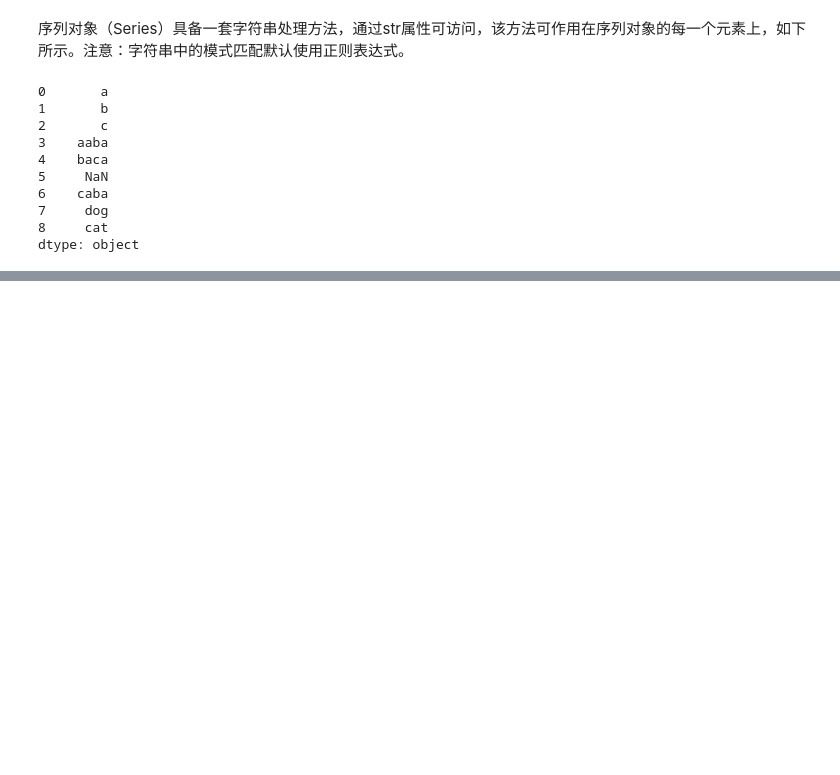
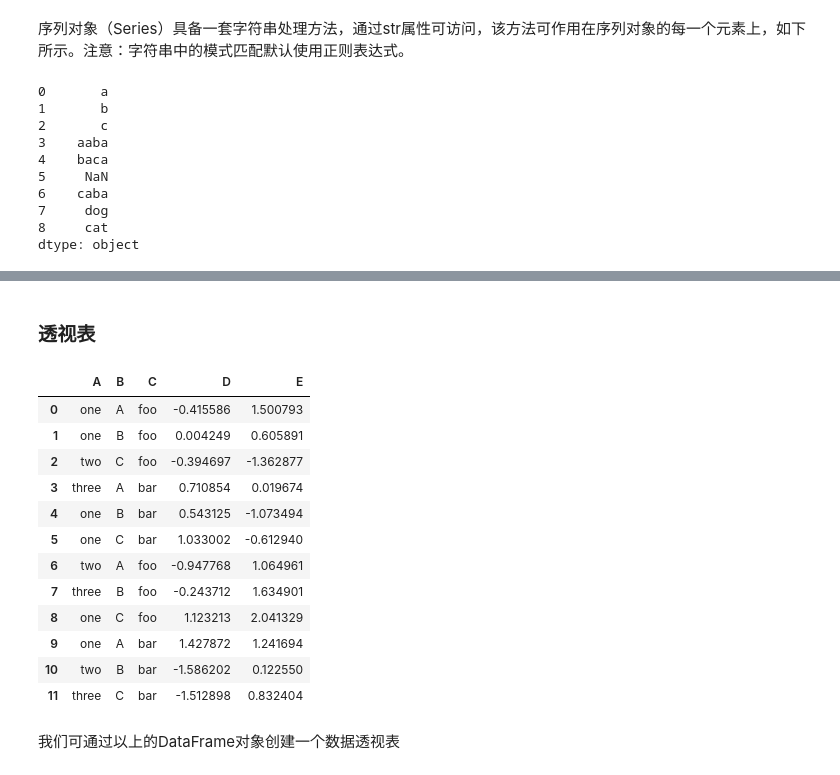
Before and after one commit to rucyang/docs-to-cn, a Jupyter notebook: Pandas十分钟入门.ipynb, the cells around one changed output, grey strips where cells are left out. Saved outputs shown, nothing was run; the diff lists cells and outputs as text; code cells hidden in the pictures; blank space fills up the shorter version.

```diff
--- a/Pandas十分钟入门.ipynb
+++ b/Pandas十分钟入门.ipynb
@@ -625,0 +856,25 @@ dtype: object
+# %% [markdown]
+### 透视表
+# %%
+df = pd.DataFrame({'A': ['one', 'one', 'two', 'three'] * 3,
+                   'B': ['A', 'B', 'C'] * 4,
+                   'C': ['foo', 'foo', 'foo', 'bar', 'bar','bar'] * 2,
+                   'D': np.random.randn(12),
+                   'E': np.random.randn(12)})
+df
+# %% [output]
+|  | A | B | C | D | E |
+| 0 | one | A | foo | -0.415586 | 1.500793 |
+| 1 | one | B | foo | 0.004249 | 0.605891 |
+| 2 | two | C | foo | -0.394697 | -1.362877 |
+| 3 | three | A | bar | 0.710854 | 0.019674 |
+| 4 | one | B | bar | 0.543125 | -1.073494 |
+| 5 | one | C | bar | 1.033002 | -0.612940 |
+| 6 | two | A | foo | -0.947768 | 1.064961 |
+| 7 | three | B | foo | -0.243712 | 1.634901 |
+| 8 | one | C | foo | 1.123213 | 2.041329 |
+| 9 | one | A | bar | 1.427872 | 1.241694 |
+| 10 | two | B | bar | -1.586202 | 0.122550 |
+| 11 | three | C | bar | -1.512898 | 0.832404 |
+# %% [markdown]
+我们可通过以上的DataFrame对象创建一个数据透视表
```
Also changed, not shown: parts of 80 cells of this notebook.
